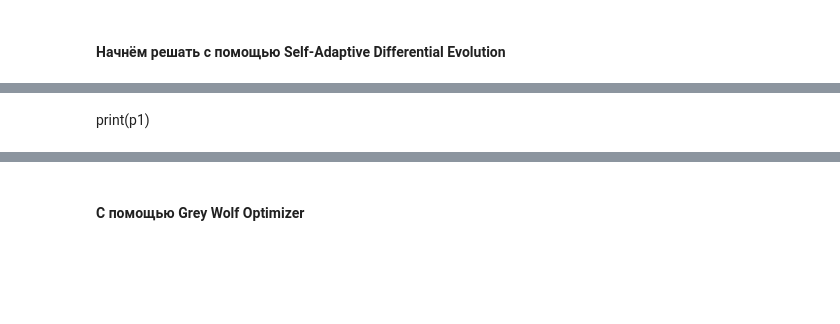
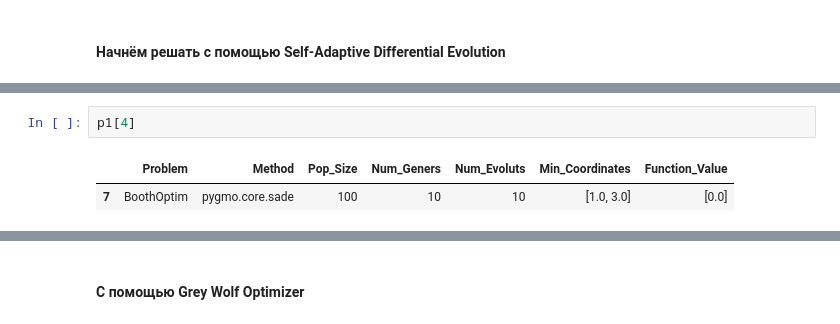
Before and after one commit to paveladim/ml-mai-2023, a Jupyter notebook: LabWork2/lab_work_2.ipynb, the cells around one changed output, grey strips where cells are left out. Saved outputs shown, nothing was run; the diff lists cells and outputs as text; blank space fills up the shorter version.

```diff
--- a/LabWork2/lab_work_2.ipynb
+++ b/LabWork2/lab_work_2.ipynb
@@ -133,5 +133,8 @@ plot(booth_function, p1, number_of_evolutions)
-# %% [markdown]
-print(p1)
+# %%
+p1[4]
+# %% [output]
+|  | Problem | Method | Pop_Size | Num_Geners | Num_Evoluts | Min_Coordinates | Function_Value |
+| 7 | BoothOptim | pygmo.core.sade | 100 | 10 | 10 | [1.0, 3.0] | [0.0] |
 # %%
 p2 = pygmo.population(rosenbrock_function, size=pop_size, seed=current_seed)
 p2 = few_evols(pygmo.sade, p2)
```
Also changed, not shown: parts of 10 cells of this notebook.
